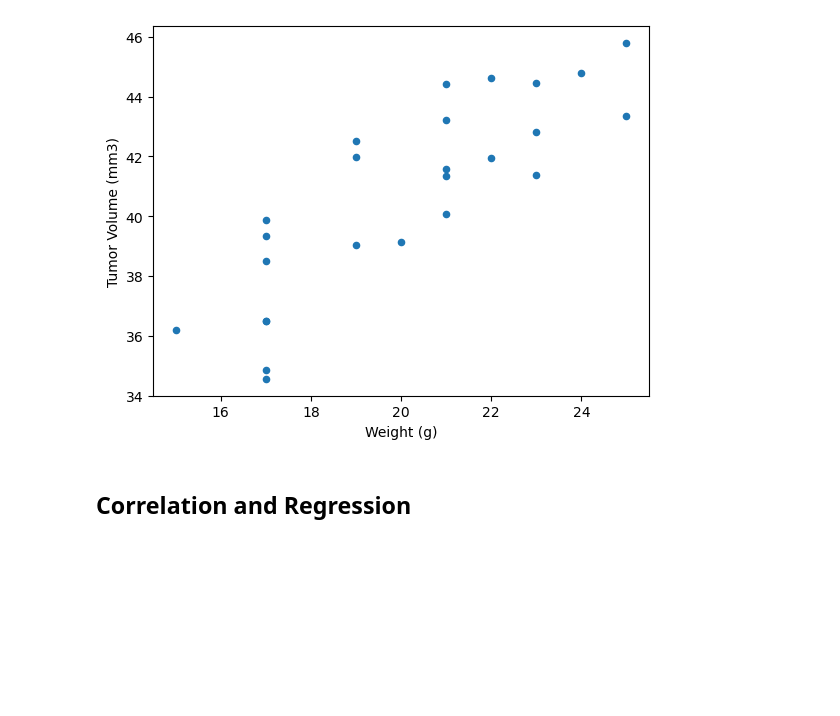
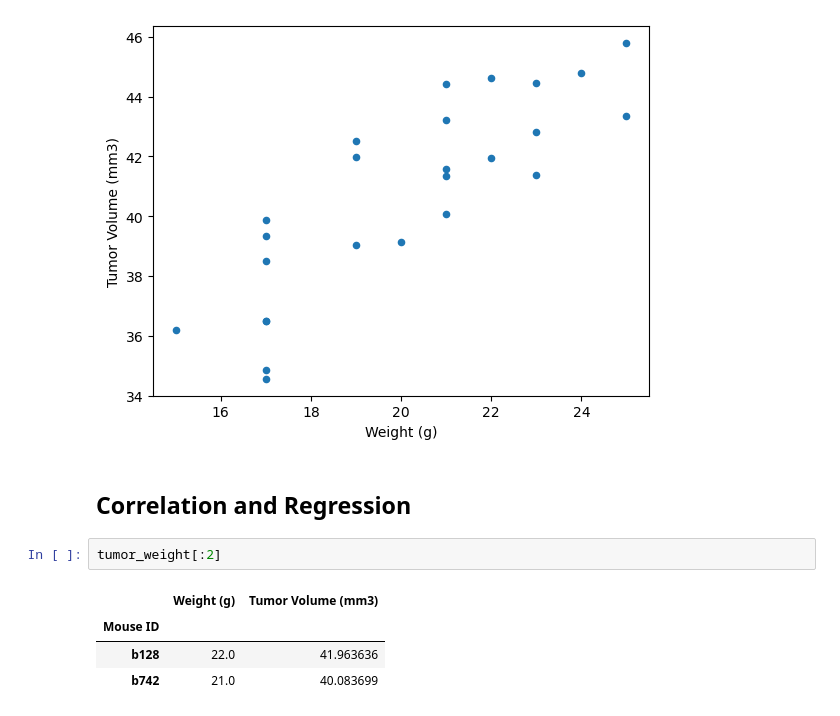
Before and after one commit to HasmigG/Pymaceuticals, a Jupyter notebook: pymaceuticals_starter.ipynb, the cells around one changed output. Drawn from its saved outputs; the diff is of its cells as text; blank space fills up the shorter version.

```diff
--- a/pymaceuticals_starter.ipynb
+++ b/pymaceuticals_starter.ipynb
@@ -264,6 +262,13 @@ clean_df[clean_df["Drug Regimen"]=="Capomulin"].\
 [figure]
 # %% [markdown]
 ## Correlation and Regression
+# %%
+tumor_weight[:2]
+# %% [output]
+|  | Weight (g) | Tumor Volume (mm3) |
+| Mouse ID |  |  |
+| b128 | 22.0 | 41.963636 |
+| b742 | 21.0 | 40.083699 |
 # %%
 # Calculate the correlation coefficient and a linear regression model
 # for mouse weight and average observed tumor volume for the entire Capomulin regimen
```
Also changed, not shown: parts of 6 cells of this notebook.
